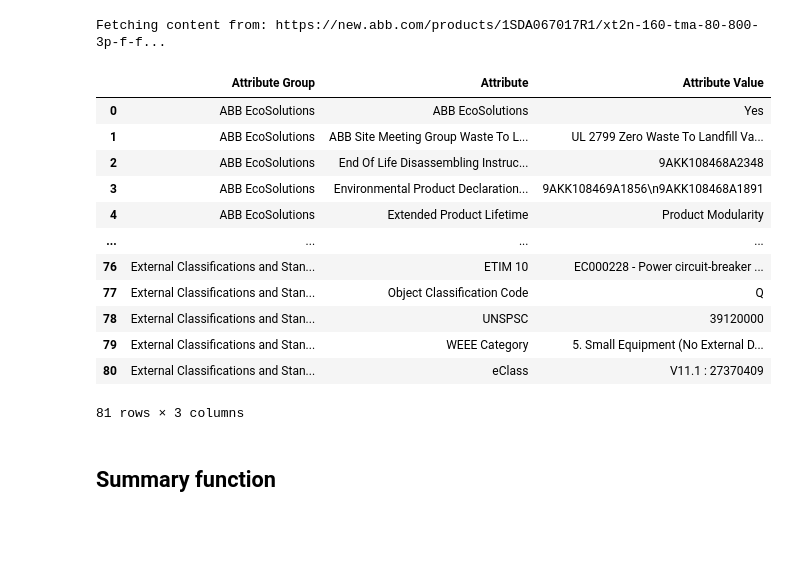
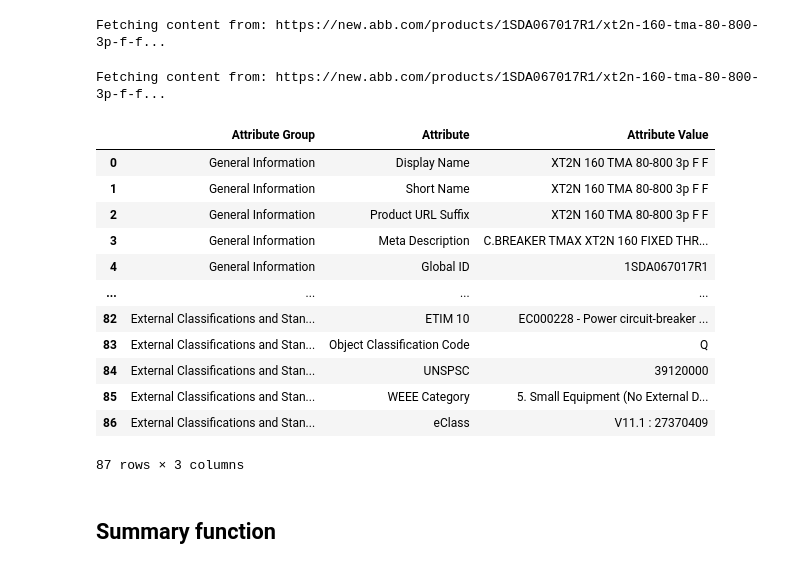
Before and after one commit to H-unter/Electrical-Components-Web-Scraper, a Jupyter notebook: scraper.ipynb, the cells around one changed output. Saved outputs shown, nothing was run; the diff lists cells and outputs as text; code cells hidden in the pictures; blank space fills up the shorter version.

```diff
--- a/scraper.ipynb
+++ b/scraper.ipynb
@@ -99,9 +100,23 @@ Fetching content from: https://new.abb.com/products/1SDA067017R1/xt2n-160-tma-80
 # %%
 def extract_abb_product_info_from_viewmodel(model_dict):
    """Extracts specific product information from the ABB page viewmodel dictionary."""
-   attribute_groups = model_dict.get("ProductViewModel", {}).get("Product", {}).get("attributeGroups", {}).get("items", [])
+   product_info = model_dict.get("ProductViewModel", {}).get("Product", {})
+   image_list = (product_info.get("productDetails", {}).get("item", {}).get("images", []))
+   urls = [img.get("url") for img in image_list if "url" in img]
 
-   nested_product_data = {}
+   attribute_groups = product_info.get("attributeGroups", {}).get("items", [])
+
+   nested_product_data = {
+      "General Information": {
+            "Display Name": model_dict.get("DisplayName", ""),
+            "Short Name": model_dict.get("ShortName", ""),
+            "Product URL Suffix": model_dict.get("ProductURLSuffix", ""),
+            "Meta Description": model_dict.get("MetaDescription", ""),
+            "Global ID": model_dict.get("GlobalId", ""),
+            "Images": urls if len(urls) > 1 else (urls[0] if urls else ""),
+      }
+    }
+
    for i, attribute_group in enumerate(attribute_groups):
       group_desc = attribute_group.get("description", f"Group {i}")
       nested_product_data[group_desc] = {}
@@ -109,45 +124,48 @@ def extract_abb_product_info_from_viewmodel(model_dict):
       for attribute_key, attribute_data in attribute_to_attribute_data.items():
          attribute_name = attribute_data.get("attributeName", attribute_key)
          nested_values = attribute_data.get("values", [])
          extracted_texts = [v.get("text") for v in nested_values if "text" in v]
          if not extracted_texts:
                final_value = ""
          elif len(extracted_texts) == 1:
                final_value = extracted_texts[0]
          else:
                final_value = extracted_texts # Keep them as a list inside the nested dictionary for data integrity
          nested_product_data[group_desc][attribute_name] = final_value
    return nested_product_data
 
 def export_nested_dict_to_df(nested_dict, enable_export_to_csv = False, filename="abb_attributes.csv"):
     """Flattens a nested product dictionary and exports it to a structured CSV file."""
     if not nested_dict: return None
     rows = []
     for g_name, attrs in nested_dict.items():  # Loop groups
         for a_name, a_val in attrs.items():  # Loop attributes
             val = ("\n".join(a_val) if isinstance(a_val, list) else str(a_val))  # Format lists
             rows.append({"Attribute Group": g_name, "Attribute": a_name, "Attribute Value": val})
     df = pd.DataFrame(rows)  # Create DataFrame
     if enable_export_to_csv:
         df.to_csv(filename, index=False, encoding="utf-8-sig")  # Export to CSV
     return df
 
+html_content = get_html_content("https://new.abb.com/products/1SDA067017R1/xt2n-160-tma-80-800-3p-f-f")
+extracted_model = extract_abb_page_viewmodel_from_soup(html_content, export_to_json=True)
 extracted_product_info = extract_abb_product_info_from_viewmodel(extracted_model)
 export_nested_dict_to_df(extracted_product_info, enable_export_to_csv=True)
 # %% [output]
+Fetching content from: https://new.abb.com/products/1SDA067017R1/xt2n-160-tma-80-800-3p-f-f...
 |  | Attribute Group | Attribute | Attribute Value |
-| 0 | ABB EcoSolutions | ABB EcoSolutions | Yes |
-| 1 | ABB EcoSolutions | ABB Site Meeting Group Waste To L... | UL 2799 Zero Waste To Landfill Va... |
-| 2 | ABB EcoSolutions | End Of Life Disassembling Instruc... | 9AKK108468A2348 |
-| 3 | ABB EcoSolutions | Environmental Product Declaration... | 9AKK108469A1856\n9AKK108468A1891 |
-| 4 | ABB EcoSolutions | Extended Product Lifetime | Product Modularity |
+| 0 | General Information | Display Name | XT2N 160 TMA 80-800 3p F F |
+| 1 | General Information | Short Name | XT2N 160 TMA 80-800 3p F F |
+| 2 | General Information | Product URL Suffix | XT2N 160 TMA 80-800 3p F F |
+| 3 | General Information | Meta Description | C.BREAKER TMAX XT2N 160 FIXED THR... |
+| 4 | General Information | Global ID | 1SDA067017R1 |
 | ... | ... | ... | ... |
-| 76 | External Classifications and Stan... | ETIM 10 | EC000228 - Power circuit-breaker ... |
-| 77 | External Classifications and Stan... | Object Classification Code | Q |
-| 78 | External Classifications and Stan... | UNSPSC | 39120000 |
-| 79 | External Classifications and Stan... | WEEE Category | 5. Small Equipment (No External D... |
-| 80 | External Classifications and Stan... | eClass | V11.1 : 27370409 |
+| 82 | External Classifications and Stan... | ETIM 10 | EC000228 - Power circuit-breaker ... |
+| 83 | External Classifications and Stan... | Object Classification Code | Q |
+| 84 | External Classifications and Stan... | UNSPSC | 39120000 |
+| 85 | External Classifications and Stan... | WEEE Category | 5. Small Equipment (No External D... |
+| 86 | External Classifications and Stan... | eClass | V11.1 : 27370409 |
-81 rows × 3 columns
+87 rows × 3 columns
 # %% [markdown]
 ## Summary function
 # %%
```
Also changed, not shown: parts of 3 cells of this notebook.
